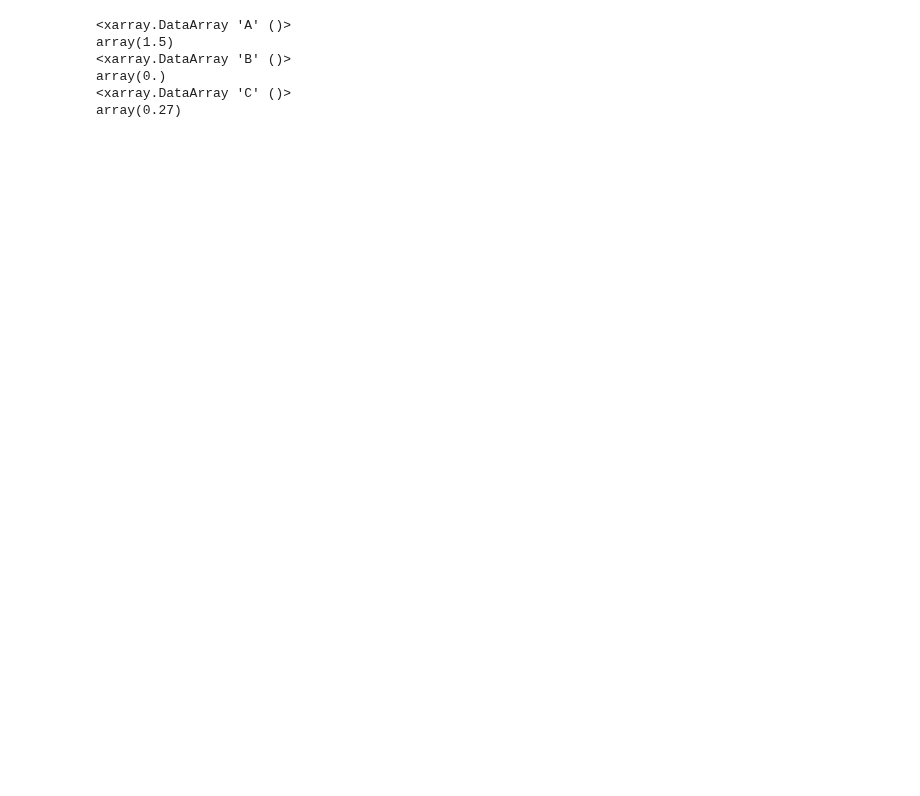
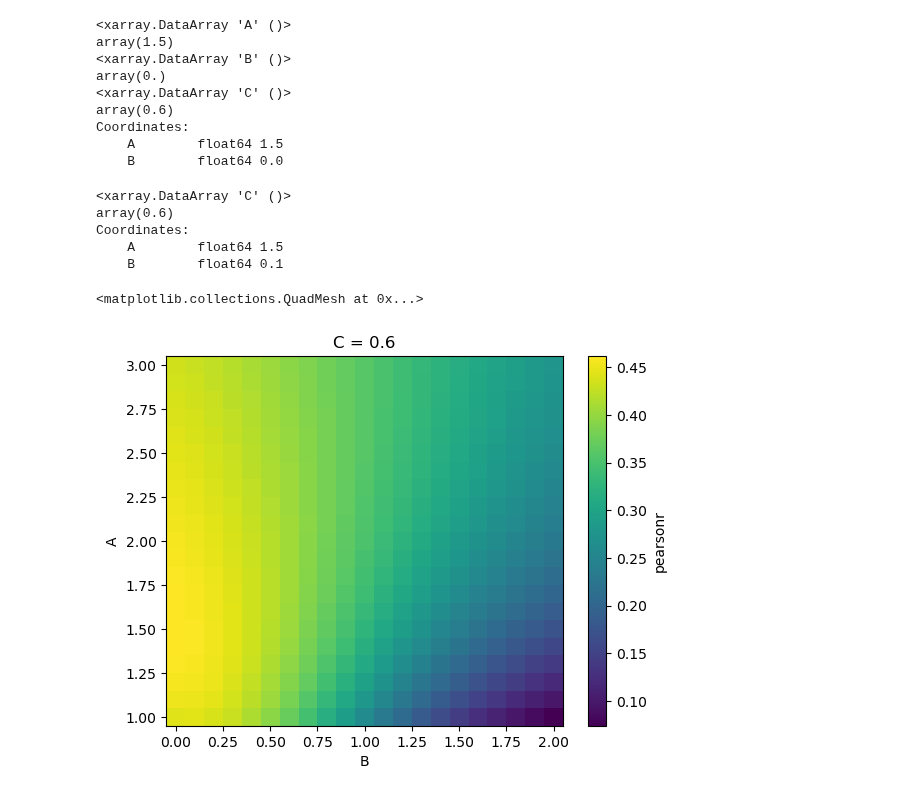
Before and after one commit to ZachHoppinen/spicy-analysis, a Jupyter notebook: src/compare/parameters/param_table.ipynb, the cells around one changed output. Cells and saved outputs as stored; diff of their text form; code cells hidden in the pictures; blank space fills up the shorter version.

```diff
--- a/src/compare/parameters/param_table.ipynb
+++ b/src/compare/parameters/param_table.ipynb
@@ -39,9 +39,11 @@ def get_stats(x, y):
 # %%
 npy_dirs = Path('/bsuhome/zacharykeskinen/scratch/spicy/param_npys')
 all_res = xr.open_dataset(npy_dirs.joinpath('grouped.nc'))
-print(all_res['pearsonr'].max(['B', 'C']).idxmax('A'))
-print(all_res['pearsonr'].max(['C', 'A']).idxmax('B'))
-print(all_res['mae'].min(['A', 'B']).idxmin('C'))
+A = all_res['pearsonr'].max(['B', 'C']).idxmax('A')
+B = all_res['pearsonr'].max(['C', 'A']).idxmax('B')
+print(A)
+print(B)
+print(all_res['mae'].sel(A = A, B = B).idxmin('C'))
 
 res_un = xr.open_dataset('/bsuhome/zacharykeskinen/scratch/spicy/param_npys/param_stats_all.nc')
 res_high = xr.open_dataset('/bsuhome/zacharykeskinen/scratch/spicy/param_npys/param_stats_high_fcf.nc')
@@ -52,7 +54,23 @@ array(1.5)
 <xarray.DataArray 'B' ()>
 array(0.)
 <xarray.DataArray 'C' ()>
-array(0.27)
+array(0.6)
+Coordinates:
+    A        float64 1.5
+    B        float64 0.0
+# %%
+all_res['mae'].sel(A = 1.5, B = 0.1).idxmin('C')
+# %% [output]
+<xarray.DataArray 'C' ()>
+array(0.6)
+Coordinates:
+    A        float64 1.5
+    B        float64 0.1
+# %%
+all_res['pearsonr'].sel(C = 0.6).plot()
+# %% [output]
+<matplotlib.collections.QuadMesh at 0x...>
+[figure, added]
 # %%
 # res = pd.DataFrame()
 # # wus_v2_params
```
Also changed, not shown: parts of 3 cells of this notebook, 5 other files.
